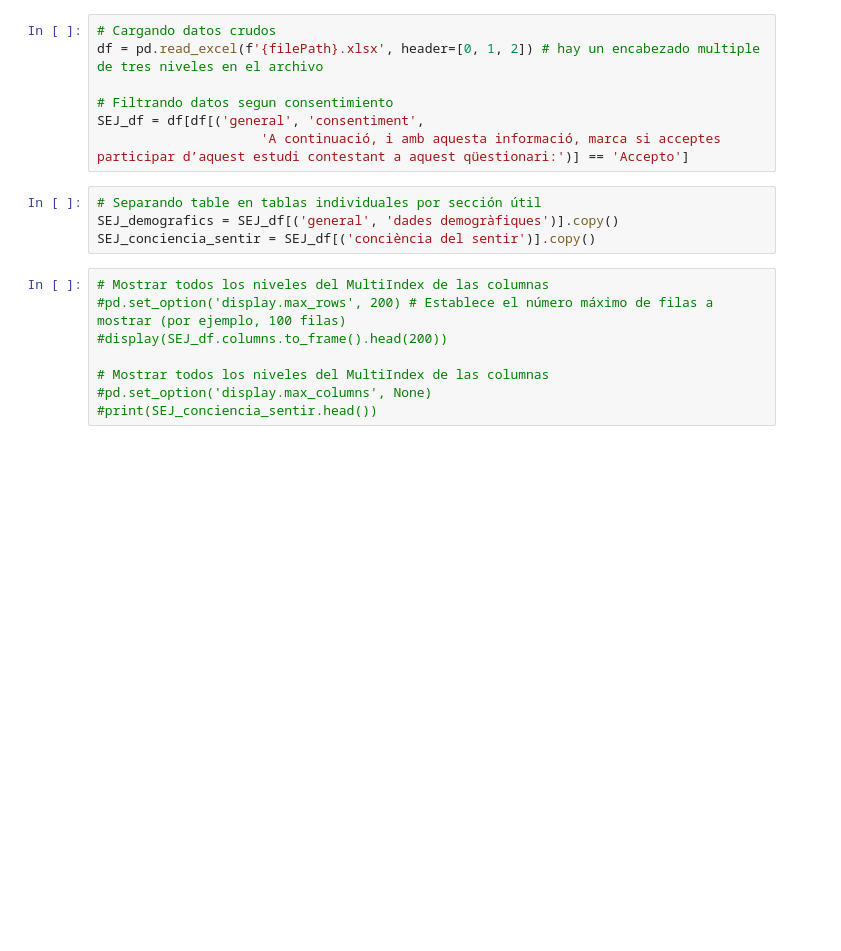
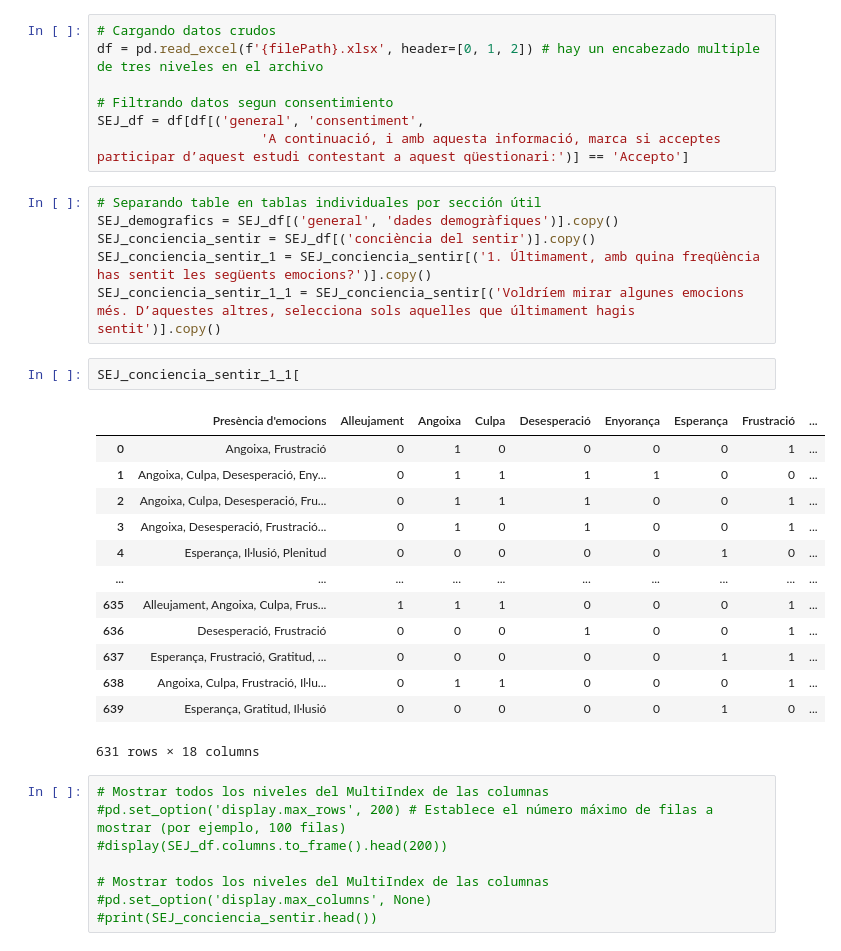
Before and after one commit to sebasto7/SEJ, a Jupyter notebook: SEJ-analisis.ipynb, the cells around one changed output. Cells and saved outputs as stored; diff of their text form; blank space fills up the shorter version.

```diff
--- a/SEJ-analisis.ipynb
+++ b/SEJ-analisis.ipynb
@@ -64,6 +64,24 @@ SEJ_df = df[df[('general', 'consentiment',
 # Separando table en tablas individuales por sección útil
 SEJ_demografics = SEJ_df[('general', 'dades demogràfiques')].copy()
 SEJ_conciencia_sentir = SEJ_df[('conciència del sentir')].copy()
+SEJ_conciencia_sentir_1 = SEJ_conciencia_sentir[('1. Últimament, amb quina freqüència has sentit les següents emocions?')].copy()
+SEJ_conciencia_sentir_1_1 = SEJ_conciencia_sentir[('Voldríem mirar algunes emocions més. D’aquestes altres, selecciona sols aquelles que últimament hagis sentit')].copy()
+# %%
+SEJ_conciencia_sentir_1_1[
+# %% [output]
+|  | Presència d'emocions | Alleujament | Angoixa | Culpa | Desesperació | Enyorança | Esperança | Frustració | ... |
+| 0 | Angoixa, Frustració | 0 | 1 | 0 | 0 | 0 | 0 | 1 | ... |
+| 1 | Angoixa, Culpa, Desesperació, Eny... | 0 | 1 | 1 | 1 | 1 | 0 | 0 | ... |
+| 2 | Angoixa, Culpa, Desesperació, Fru... | 0 | 1 | 1 | 1 | 0 | 0 | 1 | ... |
+| 3 | Angoixa, Desesperació, Frustració... | 0 | 1 | 0 | 1 | 0 | 0 | 1 | ... |
+| 4 | Esperança, Il·lusió, Plenitud | 0 | 0 | 0 | 0 | 0 | 1 | 0 | ... |
+| ... | ... | ... | ... | ... | ... | ... | ... | ... | ... |
+| 635 | Alleujament, Angoixa, Culpa, Frus... | 1 | 1 | 1 | 0 | 0 | 0 | 1 | ... |
+| 636 | Desesperació, Frustració | 0 | 0 | 0 | 1 | 0 | 0 | 1 | ... |
+| 637 | Esperança, Frustració, Gratitud, ... | 0 | 0 | 0 | 0 | 0 | 1 | 1 | ... |
+| 638 | Angoixa, Culpa, Frustració, Il·lu... | 0 | 1 | 1 | 0 | 0 | 0 | 1 | ... |
+| 639 | Esperança, Gratitud, Il·lusió | 0 | 0 | 0 | 0 | 0 | 1 | 0 | ... |
+631 rows × 18 columns
 # %%
 # Mostrar todos los niveles del MultiIndex de las columnas
 #pd.set_option('display.max_rows', 200) # Establece el número máximo de filas a mostrar (por ejemplo, 100 filas)
```
Also changed, not shown: parts of 13 cells of this notebook.
